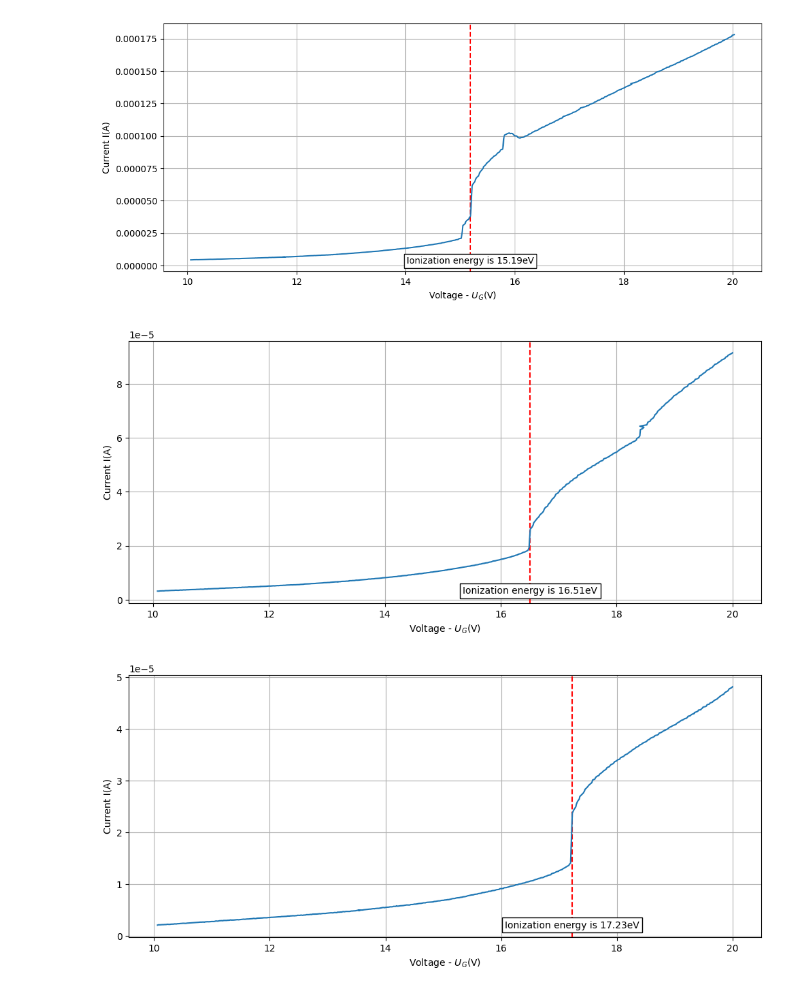
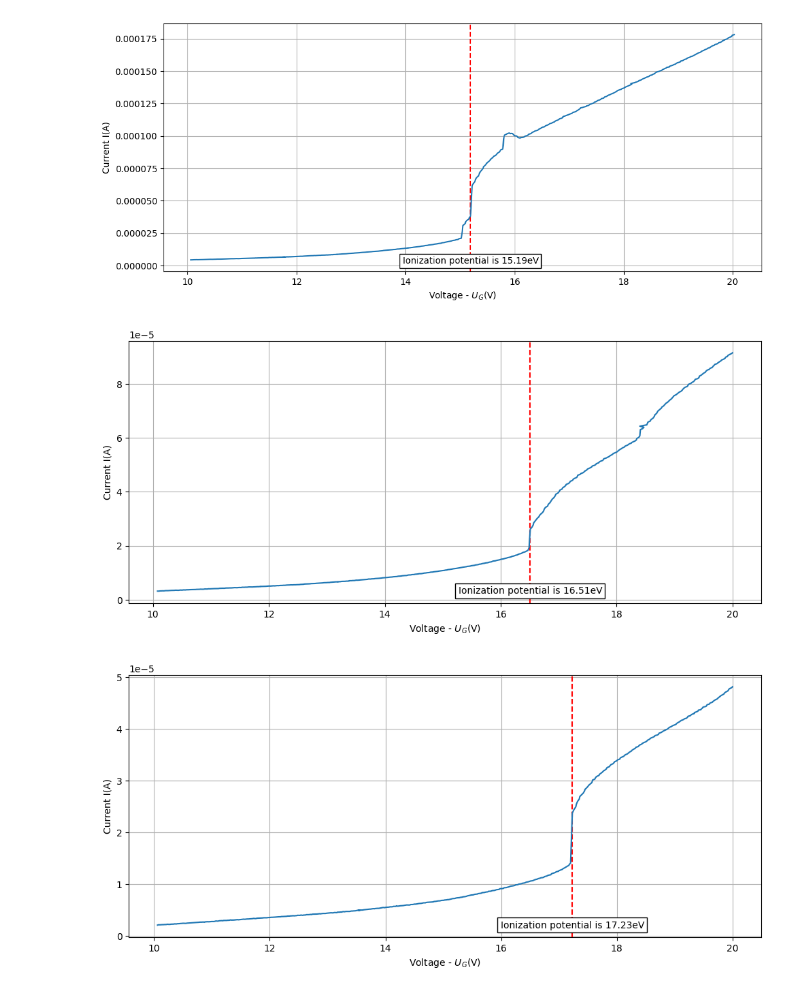
Before and after one commit to N0rt0N7/General-workspace, a Jupyter notebook: Frank-Hertz/Task113.ipynb, the cells around one changed output. Saved outputs shown, nothing was run; the diff lists cells and outputs as text; code cells hidden in the pictures.

Commit message:
graphs

```diff
--- a/Frank-Hertz/Task113.ipynb
+++ b/Frank-Hertz/Task113.ipynb
@@ -1,32 +1,32 @@
 # %%
 import numpy as np
 import matplotlib.pyplot as plt
 
 data = np.loadtxt('2024-05-07-task113-1v.txt')
 
 x = data[:, 0]
 y = data[:, 1]
 
 plt.figure(figsize=(12, 5))
 
 y_R = np.divide(y, 27)
 #y_Rlog = np.log(y_R)
 
 ionization = 15.1900
 idx = np.abs(x - ionization).argmin()
 
 plt.axvline(x=ionization, color='red', linestyle='--', label=f'X={ionization}')
-plt.text(ionization, 0.000007, f'Ionization energy is {x[idx]:.2f}eV', color='black', fontsize=10, ha='center', va='top',
+plt.text(ionization, 0.000007, f'Ionization potential is {x[idx]:.2f}eV', color='black', fontsize=10, ha='center', va='top',
          bbox=dict(facecolor='white', edgecolor='black', boxstyle='square,pad=0.3'))
 
 
 plt.plot(x, y_R)
 plt.xlabel('Voltage - $U_G$(V)')
 plt.ylabel('Current I(A)')
 plt.grid(True)
 plt.show()
 # %% [output]
-[figure, old version]
+[figure, new version]
 # %%
 import numpy as np
 import matplotlib.pyplot as plt
@@ -45,7 +45,7 @@ ionization = 16.5100
 idx = np.abs(x - ionization).argmin()
 
 plt.axvline(x=ionization, color='red', linestyle='--', label=f'X={ionization}')
-plt.text(ionization, 0.000005, f'Ionization energy is {x[idx]:.2f}eV', color='black', fontsize=10, ha='center', va='top',
+plt.text(ionization, 0.000005, f'Ionization potential is {x[idx]:.2f}eV', color='black', fontsize=10, ha='center', va='top',
          bbox=dict(facecolor='white', edgecolor='black', boxstyle='square,pad=0.3'))
 
 
@@ -55,7 +55,7 @@ plt.ylabel('Current I(A)')
 plt.grid(True)
 plt.show()
 # %% [output]
-[figure, old version]
+[figure, new version]
 # %%
 import numpy as np
 import matplotlib.pyplot as plt
@@ -74,7 +74,7 @@ ionization = 17.2300
 idx = np.abs(x - ionization).argmin()
 
 plt.axvline(x=ionization, color='red', linestyle='--', label=f'X={ionization}')
-plt.text(ionization, 0.000003, f'Ionization energy is {x[idx]:.2f}eV', color='black', fontsize=10, ha='center', va='top',
+plt.text(ionization, 0.000003, f'Ionization potential is {x[idx]:.2f}eV', color='black', fontsize=10, ha='center', va='top',
          bbox=dict(facecolor='white', edgecolor='black', boxstyle='square,pad=0.3'))
 
 
@@ -84,4 +84,4 @@ plt.ylabel('Current I(A)')
 plt.grid(True)
 plt.show()
 # %% [output]
-[figure, old version]
+[figure, new version]
```
Also changed, not shown: 3 other files.
